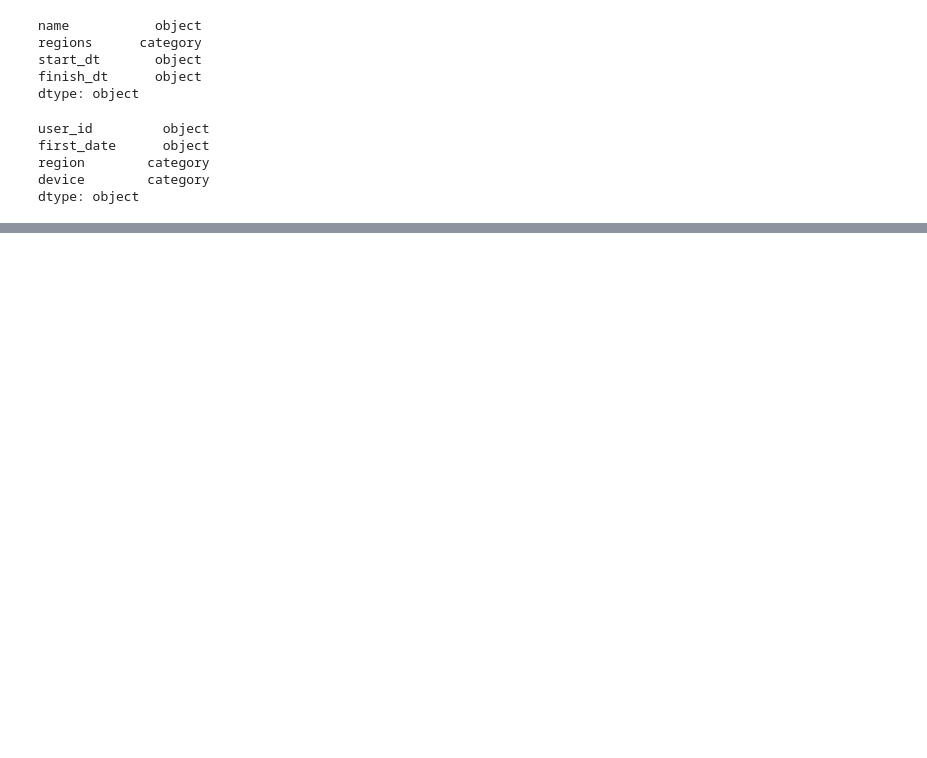
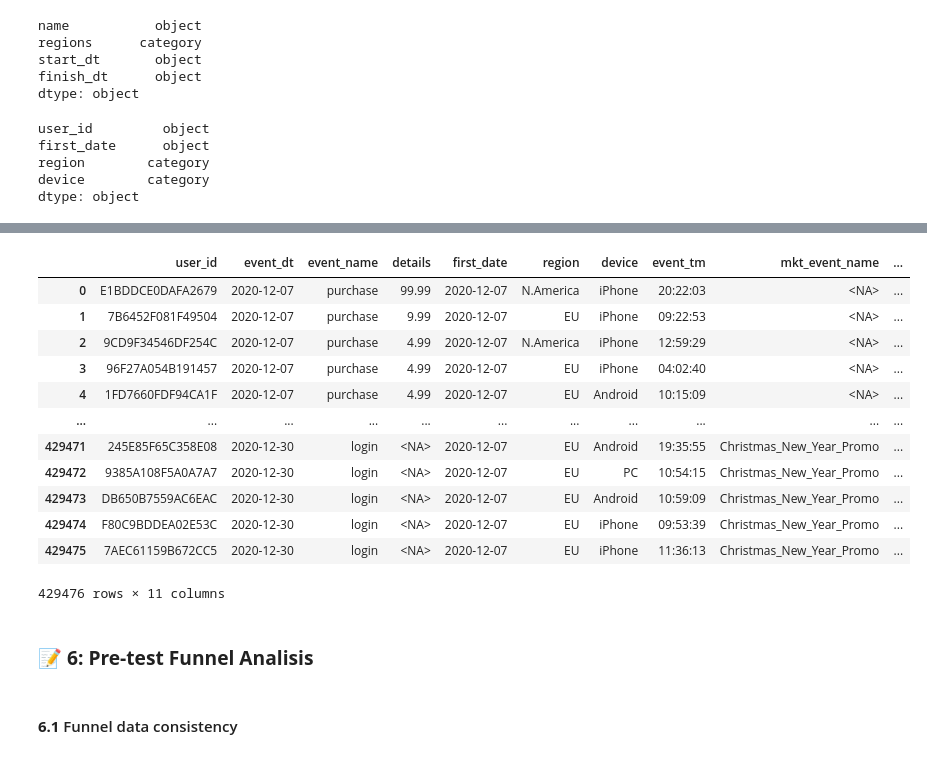
Before and after one commit to LuisPastranaLemus/P-20251014_Tripleten_FinalProject, a Jupyter notebook: notebooks/00-2_AB_test_guided_analysis_foundations.ipynb, the cells around one changed output, grey strips where cells are left out. Saved outputs shown, nothing was run; the diff lists cells and outputs as text; code cells hidden in the pictures; blank space fills up the shorter version.

```diff
--- a/notebooks/00-2_AB_test_guided_analysis_foundations.ipynb
+++ b/notebooks/00-2_AB_test_guided_analysis_foundations.ipynb
@@ -480,0 +781,4 @@ dtype: object
+# %%
+df_users['event_tm'] = df_users['event_dt'].dt.time
+df_users['event_dt'] = df_users['event_dt'].dt.date
+df_users
@@ -480,0 +799,37 @@ dtype: object
+# %%
+def add_mkt_event(df_users, df_mkt_events):
+    """
+    Adds the name of the marketing event from df_mkt_events to df_users if the event_dt is within start_dt and finish_dt and the region matches.
+    Parameters:
+    - df_users: DataFrame with columns ['user_id', 'event_dt', 'region', ...]
+    - df_mkt_events: DataFrame with columns ['name', 'regions', 'start_dt', 'finish_dt']
+
+    Returns:
+    - df_users with new column 'mkt_event_name'
+    """
+
+    # Function to apply per row of df_users
+    def find_event(row):
+        # Filter events where the user's date is within the range
+        mask_date = ((df_mkt_events['start_dt'] <= row['event_dt']) & (df_mkt_events['finish_dt'] >= row['event_dt']))
+
+        # Filter by region using sets, row by row
+        def region_match(event_regions_str):
+            event_regions_set = set(event_regions_str.replace('_', ' ').split())
+            user_regions_set = set(row['region'].split())
+            return bool(event_regions_set & user_regions_set) # Non-empty intersection
+
+        mask_region = df_mkt_events['regions'].apply(region_match)
+
+        # Events that meet both conditions
+        matched_events = df_mkt_events[mask_date & mask_region]
+
+        if not matched_events.empty:
+            return matched_events.iloc[0]['name']
+        else: return pd.NA
+
+    df_users['mkt_event_name'] = df_users.apply(find_event, axis=1)
+    return df_users
+# %%
+df_users = add_mkt_event(df_users, df_mkt_events)
+df_users
@@ -480,0 +850,21 @@ dtype: object
+# %%
+df_users = df_users.merge(df_user_test, on='user_id', how='left')
+df_users
+# %% [output]
+|  | user_id | event_dt | event_name | details | first_date | region | device | event_tm | mkt_event_name | ... |
+| 0 | E1BDDCE0DAFA2679 | 2020-12-07 | purchase | 99.99 | 2020-12-07 | N.America | iPhone | 20:22:03 | <NA> | ... |
+| 1 | 7B6452F081F49504 | 2020-12-07 | purchase | 9.99 | 2020-12-07 | EU | iPhone | 09:22:53 | <NA> | ... |
+| 2 | 9CD9F34546DF254C | 2020-12-07 | purchase | 4.99 | 2020-12-07 | N.America | iPhone | 12:59:29 | <NA> | ... |
+| 3 | 96F27A054B191457 | 2020-12-07 | purchase | 4.99 | 2020-12-07 | EU | iPhone | 04:02:40 | <NA> | ... |
+| 4 | 1FD7660FDF94CA1F | 2020-12-07 | purchase | 4.99 | 2020-12-07 | EU | Android | 10:15:09 | <NA> | ... |
+| ... | ... | ... | ... | ... | ... | ... | ... | ... | ... | ... |
+| 429471 | 245E85F65C358E08 | 2020-12-30 | login | <NA> | 2020-12-07 | EU | Android | 19:35:55 | Christmas_New_Year_Promo | ... |
+| 429472 | 9385A108F5A0A7A7 | 2020-12-30 | login | <NA> | 2020-12-07 | EU | PC | 10:54:15 | Christmas_New_Year_Promo | ... |
+| 429473 | DB650B7559AC6EAC | 2020-12-30 | login | <NA> | 2020-12-07 | EU | Android | 10:59:09 | Christmas_New_Year_Promo | ... |
+| 429474 | F80C9BDDEA02E53C | 2020-12-30 | login | <NA> | 2020-12-07 | EU | iPhone | 09:53:39 | Christmas_New_Year_Promo | ... |
+| 429475 | 7AEC61159B672CC5 | 2020-12-30 | login | <NA> | 2020-12-07 | EU | iPhone | 11:36:13 | Christmas_New_Year_Promo | ... |
+429476 rows × 11 columns
+# %% [markdown]
+### 📝 **6: Pre-test Funnel Analisis**
+# %% [markdown]
+#### **6.1** Funnel data consistency
```
Also changed, not shown: parts of 51 cells of this notebook.
